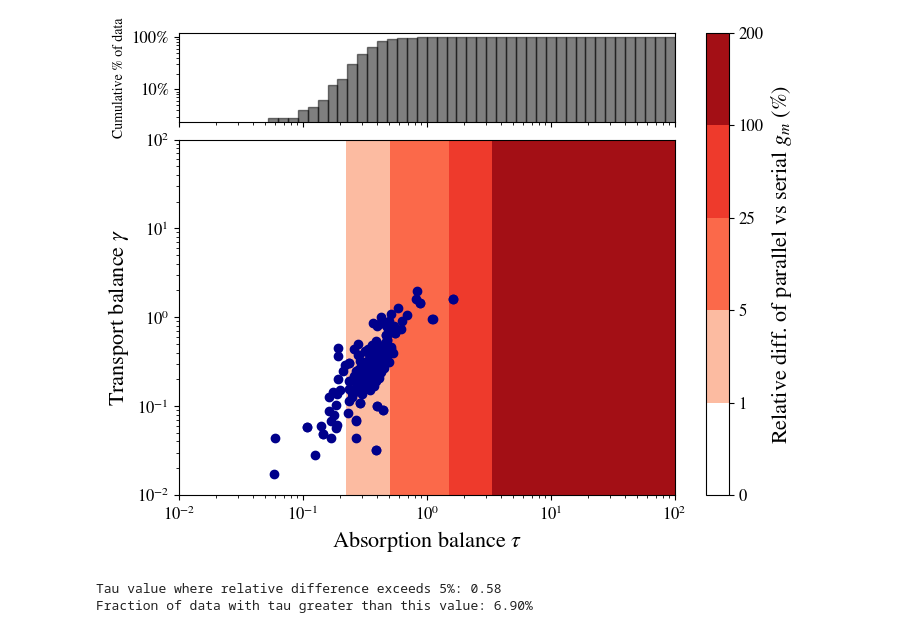
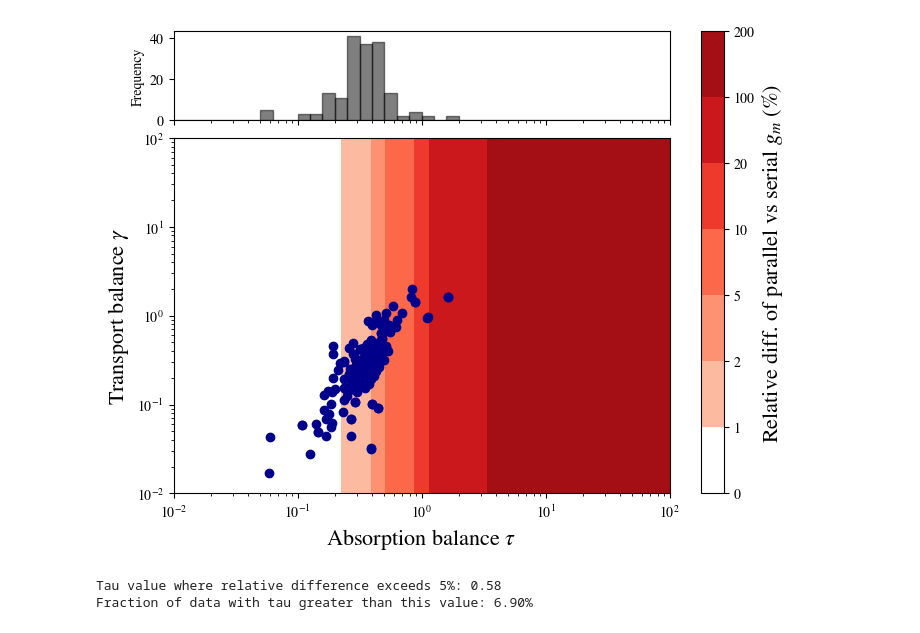
Before and after one commit to andreas-stillits/CarbonFixationModel1D, a Jupyter notebook: figures/scripts/figure3gm.ipynb, the cells around one changed output. Saved outputs shown, nothing was run; the diff lists cells and outputs as text; code cells hidden in the pictures.

Commit message:
figure edits

```diff
--- a/figures/scripts/figure3gm.ipynb
+++ b/figures/scripts/figure3gm.ipynb
@@ -18,7 +18,7 @@ cmap = mpl.colors.ListedColormap(colors[32::32])
 # force the first color to be white
 cmap.colors[0] = (1, 1, 1, 1)
 # define the bounds and normalize
-bounds = [0, 1, 5, 25, 100, 200]
+bounds = [0, 1, 2, 5, 10, 20, 100, 200]
 norm = mpl.colors.BoundaryNorm(bounds, 7)
 
 
@@ -50,43 +50,43 @@ colorbar.set_label(r'Relative diff. of parallel vs serial $g_m$ (%)', fontsize=1
 ax.scatter(taus_data, gammas_data, color='darkblue', marker='o', label='Knauer et al. 2022 data')
 
 # top: (cumulative) histogram of taus_data
-bins = np.logspace(np.log10(0.01), np.log10(100), 51)
-weights = np.ones_like(taus_data) / len(taus_data) * 100
+bins = np.logspace(np.log10(0.01), np.log10(100), 41)
+weights = np.ones_like(taus_data) #/ len(taus_data) * 100 # normalize if you want percentages
 ax_hist.hist(
     taus_data,
     bins=bins,
     range=(0.01, 100),
     weights=weights,
-    cumulative=True,    # remove if you want a normal histogram
+    cumulative=False,    # set true if you want cumulative histogram
     histtype='bar',
     color='black',
     edgecolor='black',
     alpha=0.5,
 )
 ax_hist.set_xscale('log')
-ax_hist.set_yscale('log')
-ax_hist.set_ylabel('Cumulative % of data', fontsize=10)
+# ax_hist.set_yscale('log') # log scale if cumulative
+ax_hist.set_ylabel('Frequency', fontsize=10)
 ax_hist.tick_params(labelbottom=False)  # hide x labels on the top axes
-ax_hist.yaxis.set_major_formatter(FormatStrFormatter('%.0f%%'))  # 1, 10, 100
+ax_hist.yaxis.set_major_formatter(FormatStrFormatter('%.0f'))  # '%.0f%%' if attached % signs
 ax_hist.yaxis.set_minor_formatter(NullFormatter())
 
 
 ax.set_xlim(0.01, 100)
 ax.set_ylim(0.01, 100)
 ax.set_xscale('log')
 ax.set_yscale('log')
 ax.set_xlabel(r'Absorption balance $\tau$', fontsize=16)
 ax.set_ylabel(r'Transport balance $\gamma$', fontsize=16)
-plt.savefig('../vectorgraphics/figure3gm.svg')
+plt.savefig('../vectorgraphics/figure3gm_2.svg')
 plt.show()
 
 mask = diff < 5
 # find index of first false
 index = np.argmax(~mask)
 tau_5perc = taus[index]
 print(f'Tau value where relative difference exceeds 5%: {tau_5perc:.2f}')
 print(f"Fraction of data with tau greater than this value: {np.sum(taus_data > tau_5perc) / len(taus_data) * 100:.2f}%")
 # %% [output]
-[figure, old version]
+[figure, new version]
 Tau value where relative difference exceeds 5%: 0.58
 Fraction of data with tau greater than this value: 6.90%
```
Also changed, not shown: 1 other file.
